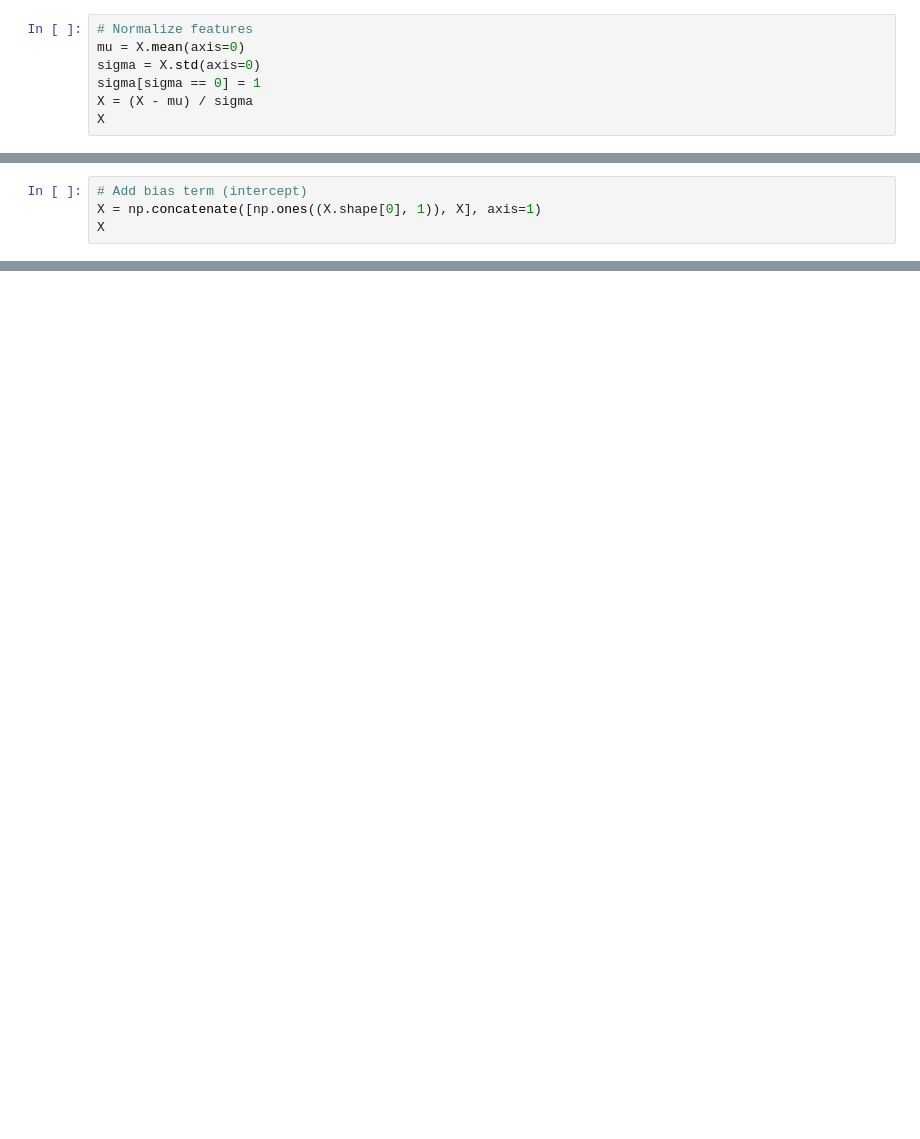
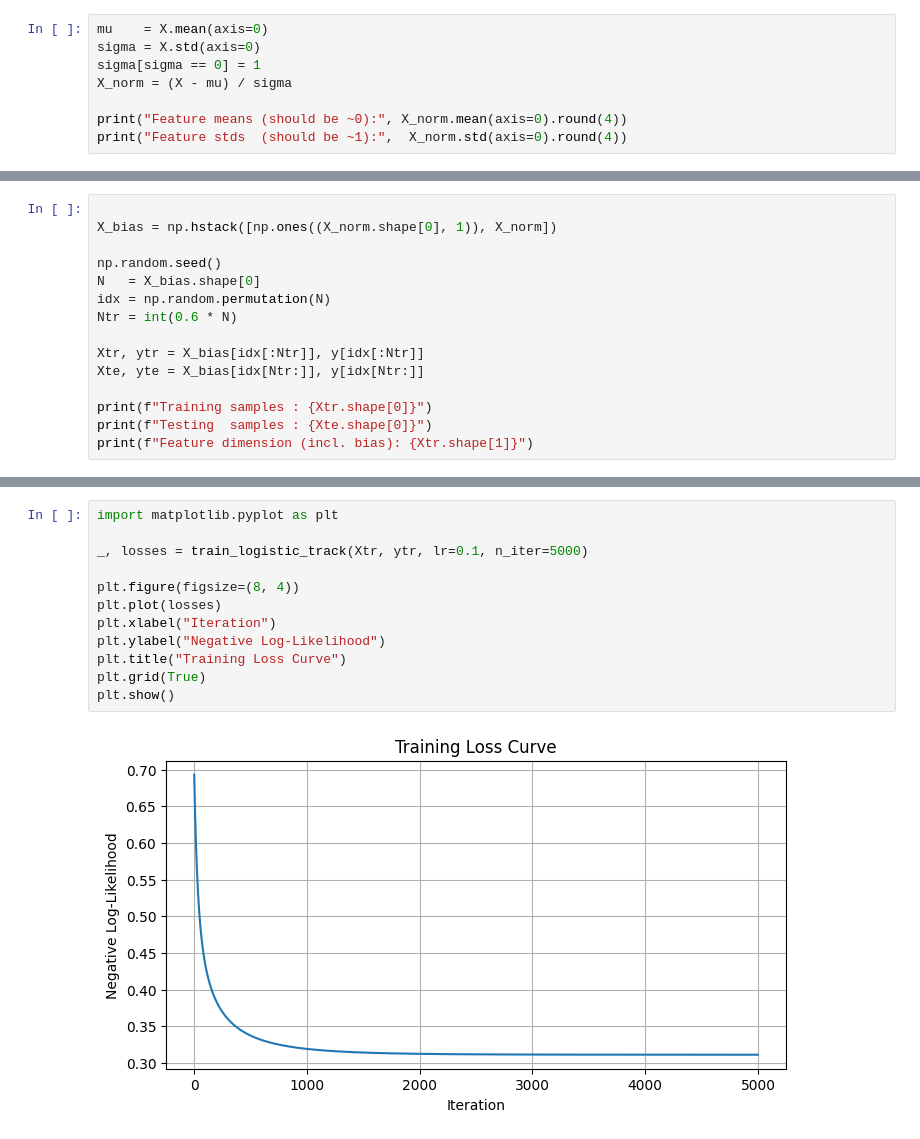
Before and after one commit to 23shxn/Ai-Algorithms, a Jupyter notebook: Logistic Regression/LogisticRegression.ipynb, the cells around one changed output, grey strips where cells are left out. Drawn from its saved outputs; the diff is of its cells as text; blank space fills up the shorter version.

```diff
--- a/Logistic Regression/LogisticRegression.ipynb
+++ b/Logistic Regression/LogisticRegression.ipynb
@@ -26,8 +28,9 @@ array([-1, -1, -1, -1, -1, -1, -1, -1, -1, -1, -1, -1, -1, -1, -1,  1,  1,
 # %%
-# Normalize features
-mu = X.mean(axis=0)
+mu    = X.mean(axis=0)
 sigma = X.std(axis=0)
 sigma[sigma == 0] = 1
-X = (X - mu) / sigma
-X
+X_norm = (X - mu) / sigma
+
+print("Feature means (should be ~0):", X_norm.mean(axis=0).round(4))
+print("Feature stds  (should be ~1):",  X_norm.std(axis=0).round(4))
 # %% [output]
@@ -51,4 +38,0 @@ array([[-1.21685296, -1.2530773 , -0.96139715, -1.        ],
-# %%
-# Add bias term (intercept)
-X = np.concatenate([np.ones((X.shape[0], 1)), X], axis=1)
-X
@@ -116,0 +39,15 @@ test accuracy: 0.16666666666666666
+# %%
+
+X_bias = np.hstack([np.ones((X_norm.shape[0], 1)), X_norm])
+
+np.random.seed()
+N   = X_bias.shape[0]
+idx = np.random.permutation(N)
+Ntr = int(0.6 * N)
+
+Xtr, ytr = X_bias[idx[:Ntr]], y[idx[:Ntr]]
+Xte, yte = X_bias[idx[Ntr:]], y[idx[Ntr:]]
+
+print(f"Training samples : {Xtr.shape[0]}")
+print(f"Testing  samples : {Xte.shape[0]}")
+print(f"Feature dimension (incl. bias): {Xtr.shape[1]}")
@@ -116,0 +148,14 @@ test accuracy: 0.16666666666666666
+# %%
+import matplotlib.pyplot as plt
+
+_, losses = train_logistic_track(Xtr, ytr, lr=0.1, n_iter=5000)
+
+plt.figure(figsize=(8, 4))
+plt.plot(losses)
+plt.xlabel("Iteration")
+plt.ylabel("Negative Log-Likelihood")
+plt.title("Training Loss Curve")
+plt.grid(True)
+plt.show()
+# %% [output]
+[figure, added]
```
Also changed, not shown: parts of 10 cells of this notebook, 4 other files.
